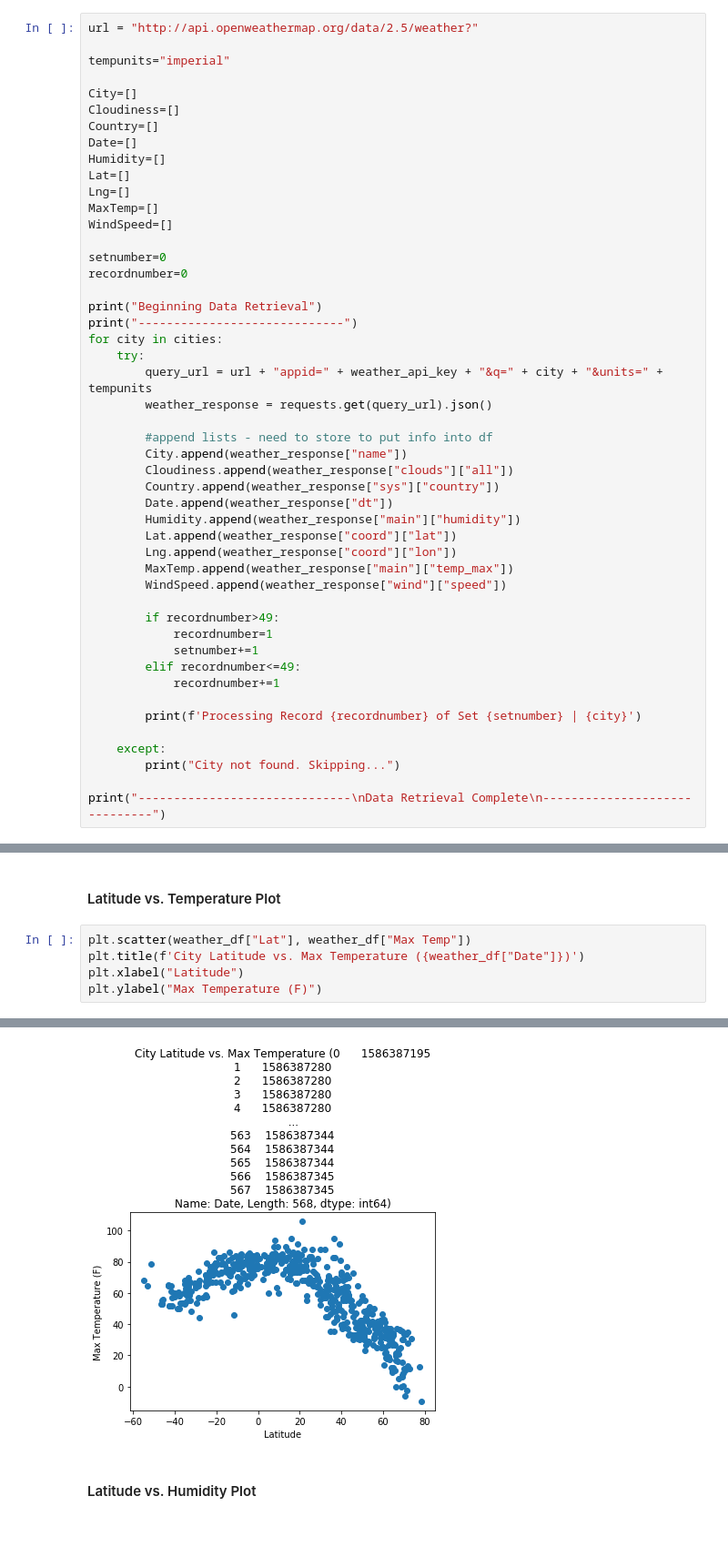
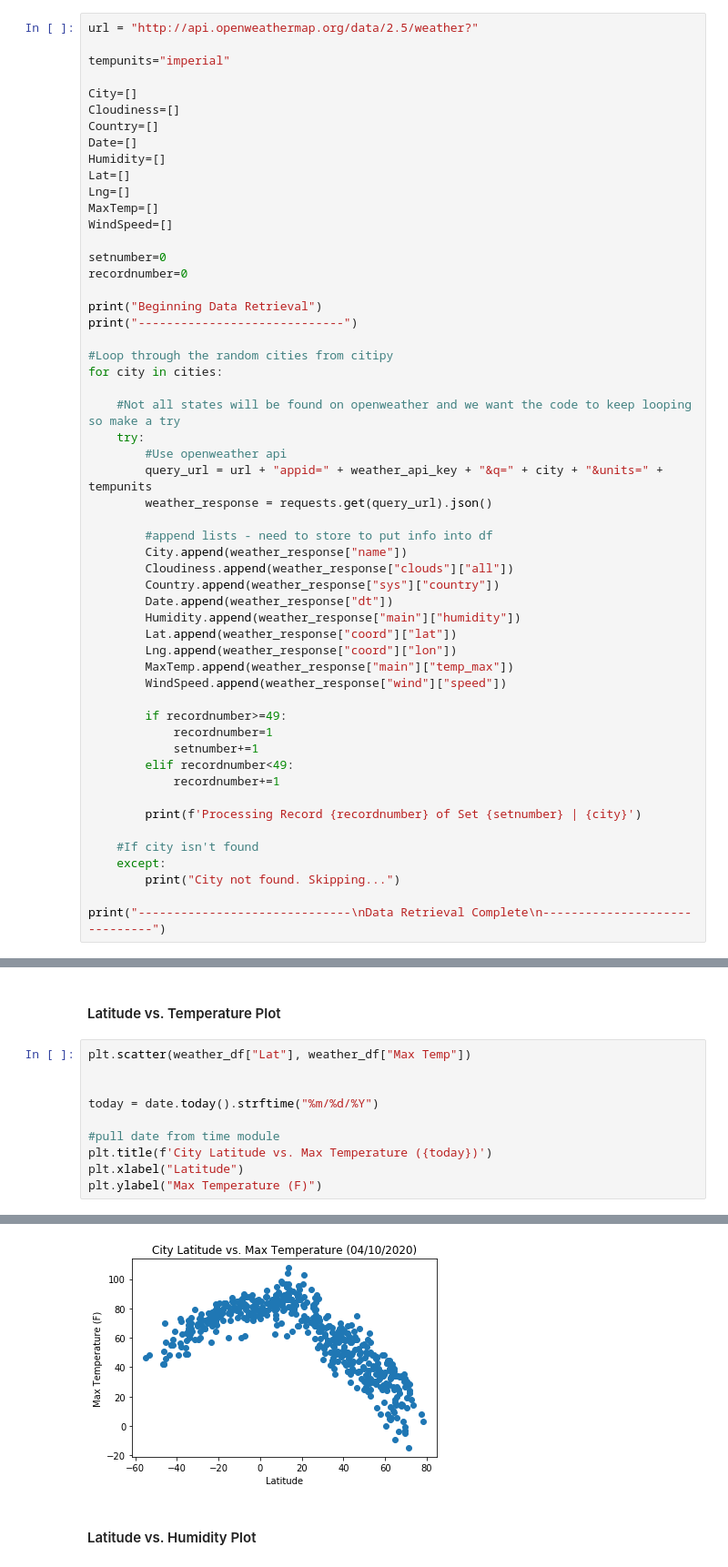
Before and after one commit to kelseyoros/python-api-challenge, a Jupyter notebook: WeatherPy.ipynb, the cells around one changed output, grey strips where cells are left out. Shown: that part at 91% size. Saved outputs shown, nothing was run; the diff lists cells and outputs as text; blank space fills up the shorter version.

Commit message:
adding completed WeatherPy with output data and partial VacationPy

```diff
--- a/WeatherPy.ipynb
+++ b/WeatherPy.ipynb
@@ -75,8 +75,13 @@ recordnumber=0
 
 print("Beginning Data Retrieval")
 print("-----------------------------")
+
+#Loop through the random cities from citipy
 for city in cities:
+
+    #Not all states will be found on openweather and we want the code to keep looping so make a try
     try:
+        #Use openweather api
         query_url = url + "appid=" + weather_api_key + "&q=" + city + "&units=" + tempunits
         weather_response = requests.get(query_url).json()
 
@@ -91,14 +96,15 @@ for city in cities:
         MaxTemp.append(weather_response["main"]["temp_max"])
         WindSpeed.append(weather_response["wind"]["speed"])
 
-        if recordnumber>49:
+        if recordnumber>=49:
             recordnumber=1
             setnumber+=1
-        elif recordnumber<=49:
+        elif recordnumber<49:
             recordnumber+=1
 
         print(f'Processing Record {recordnumber} of Set {setnumber} | {city}')
 
+    #If city isn't found
     except:
         print("City not found. Skipping...")
 
@@ -158,12 +169,17 @@ weather_df.head()
 #### Latitude vs. Temperature Plot
 # %%
 plt.scatter(weather_df["Lat"], weather_df["Max Temp"])
-plt.title(f'City Latitude vs. Max Temperature ({weather_df["Date"]})')
+
+
+today = date.today().strftime("%m/%d/%Y")
+
+#pull date from time module
+plt.title(f'City Latitude vs. Max Temperature ({today})')
 plt.xlabel("Latitude")
 plt.ylabel("Max Temperature (F)")
 # %% [output]
 Text(0, 0.5, 'Max Temperature (F)')
-[figure, old version]
+[figure, new version]
 # %% [markdown]
 #### Latitude vs. Humidity Plot
 # %%
```
Also changed, not shown: parts of 29 cells of this notebook, 1 other file.
